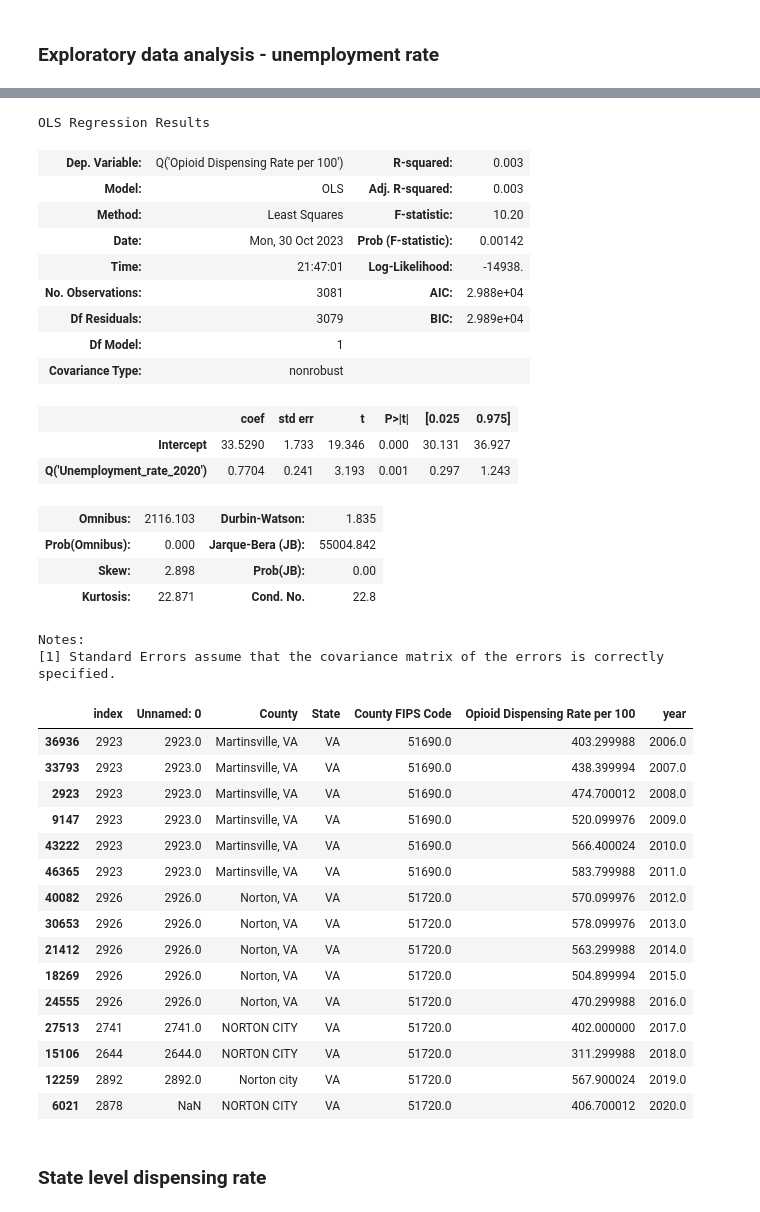
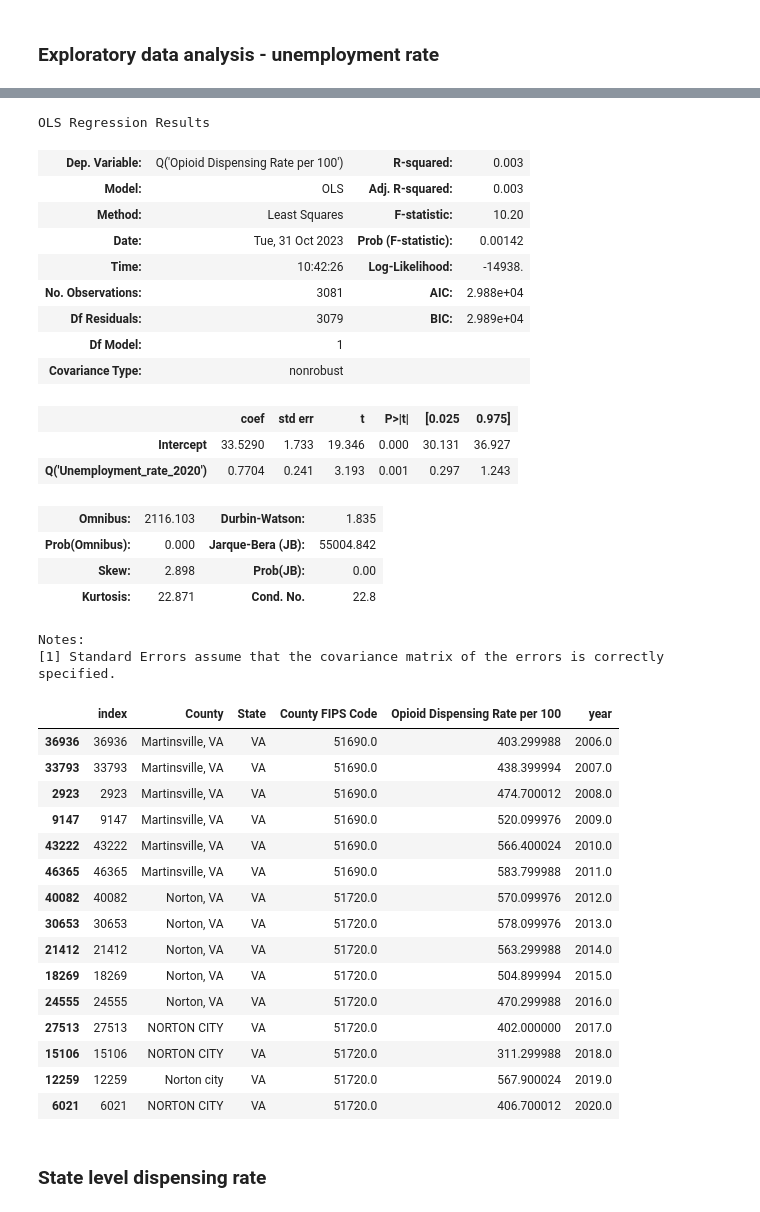
Before and after one commit to Ludougan123234/624-project, a Jupyter notebook: exp_opioid randy.ipynb, the cells around one changed output, grey strips where cells are left out. Drawn from its saved outputs; the diff is of its cells as text; code cells hidden in the pictures.

```diff
--- a/exp_opioid randy.ipynb
+++ b/exp_opioid randy.ipynb
@@ -368,13 +315,14 @@ unemp_dispense.plot(x = "Opioid Dispensing Rate per 100", y = f"Unemployment_rat
 # %%
 unemp_dispense[f'Unemployment_rate_{y}'] = unemp_dispense[f'Unemployment_rate_{y}'].astype("float")
-smf.ols(formula = f"Q('Opioid Dispensing Rate per 100') ~ Q('Unemployment_rate_{y}')", data=unemp_dispense).fit().summary()
+s = smf.ols(formula = f"Q('Opioid Dispensing Rate per 100') ~ Q('Unemployment_rate_{y}')", data=unemp_dispense).fit()
+s.summary()
 # %% [output]
 OLS Regression Results
 | Dep. Variable: | Q('Opioid Dispensing Rate per 100') | R-squared: | 0.003 |
 | Model: | OLS | Adj. R-squared: | 0.003 |
 | Method: | Least Squares | F-statistic: | 10.20 |
-| Date: | Mon, 30 Oct 2023 | Prob (F-statistic): | 0.00142 |
-| Time: | 21:47:01 | Log-Likelihood: | -14938. |
+| Date: | Tue, 31 Oct 2023 | Prob (F-statistic): | 0.00142 |
+| Time: | 10:42:26 | Log-Likelihood: | -14938. |
 | No. Observations: | 3081 | AIC: | 2.988e+04 |
 | Df Residuals: | 3079 | BIC: | 2.989e+04 |
 | Df Model: | 1 |  |  |
@@ -389,25 +337,26 @@ OLS Regression Results
 Notes:
 [1] Standard Errors assume that the covariance matrix of the errors is correctly specified.
 # %%
-mi = df.reset_index().groupby('year')['Opioid Dispensing Rate per 100'].idxmax()
+# counties with highest dispensing rate
+mi = df.groupby('year')['Opioid Dispensing Rate per 100'].idxmax()
 
 df.reset_index().loc[mi]
 # %% [output]
-|  | index | Unnamed: 0 | County | State | County FIPS Code | Opioid Dispensing Rate per 100 | year |
-| 36936 | 2923 | 2923.0 | Martinsville, VA | VA | 51690.0 | 403.299988 | 2006.0 |
-| 33793 | 2923 | 2923.0 | Martinsville, VA | VA | 51690.0 | 438.399994 | 2007.0 |
-| 2923 | 2923 | 2923.0 | Martinsville, VA | VA | 51690.0 | 474.700012 | 2008.0 |
-| 9147 | 2923 | 2923.0 | Martinsville, VA | VA | 51690.0 | 520.099976 | 2009.0 |
-| 43222 | 2923 | 2923.0 | Martinsville, VA | VA | 51690.0 | 566.400024 | 2010.0 |
-| 46365 | 2923 | 2923.0 | Martinsville, VA | VA | 51690.0 | 583.799988 | 2011.0 |
-| 40082 | 2926 | 2926.0 | Norton, VA | VA | 51720.0 | 570.099976 | 2012.0 |
-| 30653 | 2926 | 2926.0 | Norton, VA | VA | 51720.0 | 578.099976 | 2013.0 |
-| 21412 | 2926 | 2926.0 | Norton, VA | VA | 51720.0 | 563.299988 | 2014.0 |
-| 18269 | 2926 | 2926.0 | Norton, VA | VA | 51720.0 | 504.899994 | 2015.0 |
-| 24555 | 2926 | 2926.0 | Norton, VA | VA | 51720.0 | 470.299988 | 2016.0 |
-| 27513 | 2741 | 2741.0 | NORTON CITY | VA | 51720.0 | 402.000000 | 2017.0 |
-| 15106 | 2644 | 2644.0 | NORTON CITY | VA | 51720.0 | 311.299988 | 2018.0 |
-| 12259 | 2892 | 2892.0 | Norton city | VA | 51720.0 | 567.900024 | 2019.0 |
-| 6021 | 2878 | NaN | NORTON CITY | VA | 51720.0 | 406.700012 | 2020.0 |
+|  | index | County | State | County FIPS Code | Opioid Dispensing Rate per 100 | year |
+| 36936 | 36936 | Martinsville, VA | VA | 51690.0 | 403.299988 | 2006.0 |
+| 33793 | 33793 | Martinsville, VA | VA | 51690.0 | 438.399994 | 2007.0 |
+| 2923 | 2923 | Martinsville, VA | VA | 51690.0 | 474.700012 | 2008.0 |
+| 9147 | 9147 | Martinsville, VA | VA | 51690.0 | 520.099976 | 2009.0 |
+| 43222 | 43222 | Martinsville, VA | VA | 51690.0 | 566.400024 | 2010.0 |
+| 46365 | 46365 | Martinsville, VA | VA | 51690.0 | 583.799988 | 2011.0 |
+| 40082 | 40082 | Norton, VA | VA | 51720.0 | 570.099976 | 2012.0 |
+| 30653 | 30653 | Norton, VA | VA | 51720.0 | 578.099976 | 2013.0 |
+| 21412 | 21412 | Norton, VA | VA | 51720.0 | 563.299988 | 2014.0 |
+| 18269 | 18269 | Norton, VA | VA | 51720.0 | 504.899994 | 2015.0 |
+| 24555 | 24555 | Norton, VA | VA | 51720.0 | 470.299988 | 2016.0 |
+| 27513 | 27513 | NORTON CITY | VA | 51720.0 | 402.000000 | 2017.0 |
+| 15106 | 15106 | NORTON CITY | VA | 51720.0 | 311.299988 | 2018.0 |
+| 12259 | 12259 | Norton city | VA | 51720.0 | 567.900024 | 2019.0 |
+| 6021 | 6021 | NORTON CITY | VA | 51720.0 | 406.700012 | 2020.0 |
 # %% [markdown]
 ### State level dispensing rate
```
Also changed, not shown: parts of 15 cells of this notebook.
